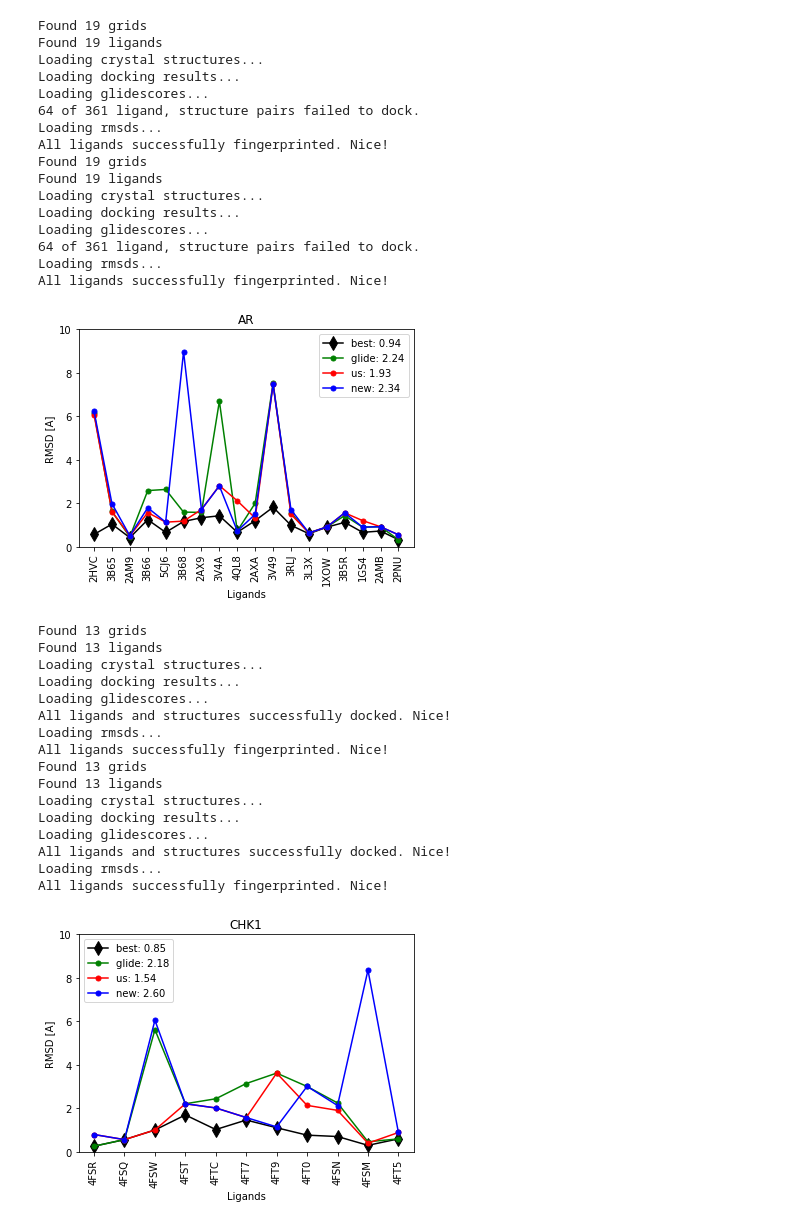
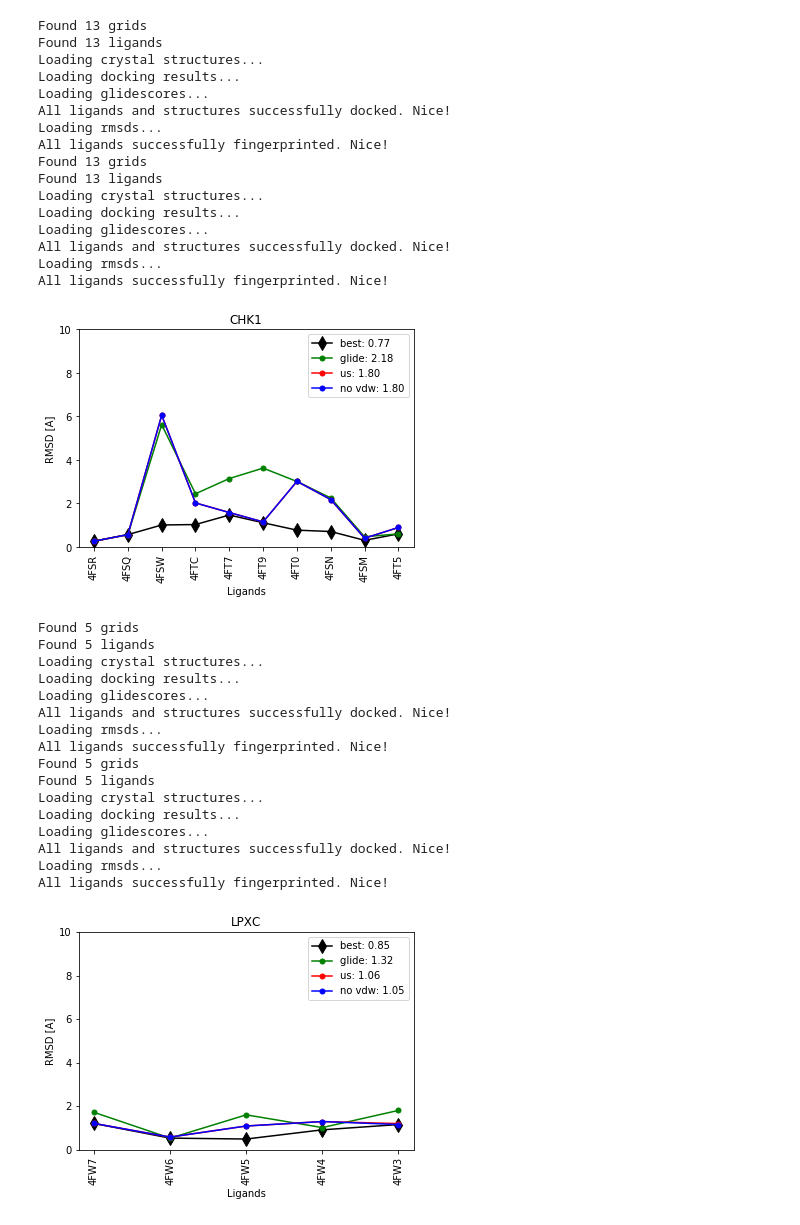
Before and after one commit to orangese/combind_multistruct_benchmarking, a Jupyter notebook: notebooks/benchmark_all.ipynb, the cells around one changed output. Cells and saved outputs as stored; diff of their text form; code cells hidden in the pictures.

```diff
--- a/notebooks/benchmark_all.ipynb
+++ b/notebooks/benchmark_all.ipynb
@@ -15,7 +15,7 @@ sys.path.append('../3_score/')
 from optimize import Scores
 # %%
 get_ipython().magic(u'matplotlib inline')
-datasets = ['AR','CHK1']#['AR', 'B2AR', 'CDK2','HSP90','LPXC','TRMD', 'CHK1']
+datasets = ['CHK1', 'LPXC', 'AR', 'TRMD', 'CDK2', 'HSP90', 'B2AR']
 
 for receptor in datasets:
 
@@ -24,62 +24,64 @@ for receptor in datasets:
     rmsd_file = 'rmsd.csv'
     ligands_dir = data_set_dir + 'ligands/'
     grids_dir = data_set_dir + 'grids/'
     glide_dir = data_set_dir + 'glide/'
-    crystal_fp_file = data_set_dir + 'crystal_ifp_july5/ifp.fp'
-    docking_fp_dir = data_set_dir + 'glide_ifp_july5/'
+    crystal_fp_file = data_set_dir + 'crystal_ifp_1/ifp.fp'
+    docking_fp_dir = data_set_dir + 'glide_ifp_1/'
 
-    crystal_fp_file2 = data_set_dir + 'crystal_ifp_july8/ifp.fp'
-    docking_fp_dir2 = data_set_dir + 'glide_ifp_july8/'
+    crystal_fp_file2 = data_set_dir + 'crystal_ifp_july9/ifp.fp'
+    docking_fp_dir2 = data_set_dir + 'glide_ifp_july9/'
 
+    w1 = [10,10,10,1,0]
+    w2 = [15,15,15,1,0]
     (crystals, glides) = load_data(
-        data_set_dir, rmsd_file, ligands_dir, grids_dir, glide_dir, crystal_fp_file, docking_fp_dir)
+        data_set_dir, rmsd_file, ligands_dir, grids_dir, glide_dir, crystal_fp_file2, docking_fp_dir2,w=w1)
 
     (crystals2, glides2) = load_data(
-        data_set_dir, rmsd_file, ligands_dir, grids_dir, glide_dir, crystal_fp_file2, docking_fp_dir2)
+        data_set_dir, rmsd_file, ligands_dir, grids_dir, glide_dir, crystal_fp_file2, docking_fp_dir2,w=w2)
 
     max_num_poses = 50
     best_rmsd_matrix = best_pose(glides, max_num_poses)
 
-    rmsd_filter = lambda x: x < 2
+    rmsd_filter = lambda x: x < 1.5
     best_structure, filtered_ligands, ave_rmsd = get_structure_and_ligands(best_rmsd_matrix, rmsd_filter, glides.keys())
 
     scores = Scores(glides, crystals, filtered_ligands, best_structure, max_num_poses)
     scores2 = Scores(glides2, crystals2, filtered_ligands, best_structure, max_num_poses)
 
-    final_rmsds = plot_final_rmsds(scores,receptor,scores2,'new: ')
+    final_rmsds = plot_final_rmsds(scores,receptor,scores2,'no vdw: ')
     #plot_magnitudes(scores2, receptor)
 # %% [output]
-Found 19 grids
-Found 19 ligands
+Found 13 grids
+Found 13 ligands
 Loading crystal structures...
 Loading docking results...
 Loading glidescores...
-64 of 361 ligand, structure pairs failed to dock.
+All ligands and structures successfully docked. Nice!
 Loading rmsds...
 All ligands successfully fingerprinted. Nice!
-Found 19 grids
-Found 19 ligands
+Found 13 grids
+Found 13 ligands
 Loading crystal structures...
 Loading docking results...
 Loading glidescores...
-64 of 361 ligand, structure pairs failed to dock.
+All ligands and structures successfully docked. Nice!
 Loading rmsds...
 All ligands successfully fingerprinted. Nice!
-[figure, old version]
+[figure, new version]
-Found 13 grids
-Found 13 ligands
+Found 5 grids
+Found 5 ligands
 Loading crystal structures...
 Loading docking results...
 Loading glidescores...
 All ligands and structures successfully docked. Nice!
 Loading rmsds...
 All ligands successfully fingerprinted. Nice!
-Found 13 grids
-Found 13 ligands
+Found 5 grids
+Found 5 ligands
 Loading crystal structures...
 Loading docking results...
 Loading glidescores...
 All ligands and structures successfully docked. Nice!
 Loading rmsds...
 All ligands successfully fingerprinted. Nice!
-[figure, old version]
+[figure, new version]
```
Also changed, not shown: parts of 1 cell of this notebook, 7 other files.
